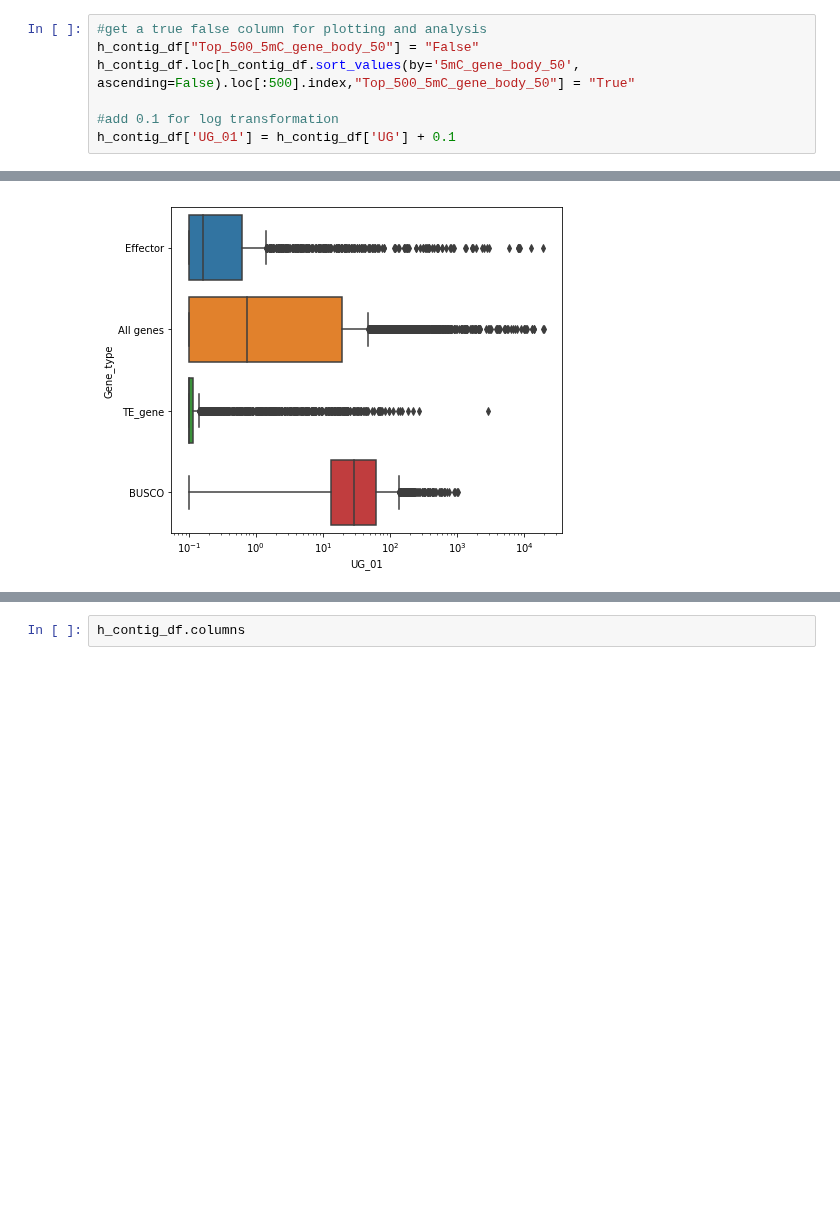
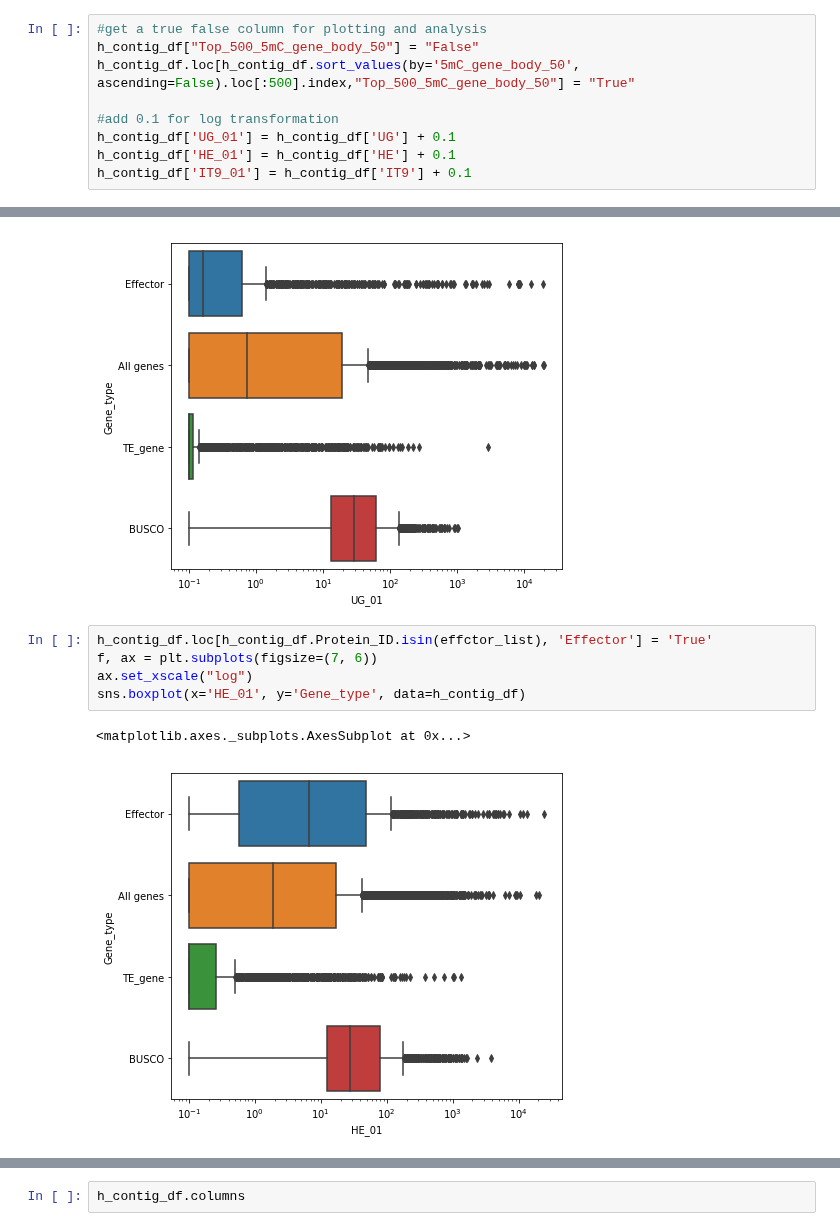
Before and after one commit to BenjaminSchwessinger/Honours_year, a Jupyter notebook: fisher/methylation/Methylations_interpretation.ipynb, the cells around one changed output, grey strips where cells are left out. Saved outputs shown, nothing was run; the diff lists cells and outputs as text; blank space fills up the shorter version.

Commit message:
different expression plots

```diff
--- a/fisher/methylation/Methylations_interpretation.ipynb
+++ b/fisher/methylation/Methylations_interpretation.ipynb
@@ -93,6 +93,8 @@ h_contig_df.loc[h_contig_df.sort_values(by='5mC_gene_body_50', ascending=False).
 
 #add 0.1 for log transformation
 h_contig_df['UG_01'] = h_contig_df['UG'] + 0.1
+h_contig_df['HE_01'] = h_contig_df['HE'] + 0.1
+h_contig_df['IT9_01'] = h_contig_df['IT9'] + 0.1
 # %%
 #quick plot for comparing expression of highly methylated genes versus the rest
 f, ax = plt.subplots(figsize=(7, 6))
@@ -227,3 +229,11 @@ sns.boxplot(x='UG_01', y='Gene_type', data=h_contig_df)
 # %% [output]
 <matplotlib.axes._subplots.AxesSubplot at 0x...>
 [figure]
+# %%
+h_contig_df.loc[h_contig_df.Protein_ID.isin(effctor_list), 'Effector'] = 'True'
+f, ax = plt.subplots(figsize=(7, 6))
+ax.set_xscale("log")
+sns.boxplot(x='HE_01', y='Gene_type', data=h_contig_df)
+# %% [output]
+<matplotlib.axes._subplots.AxesSubplot at 0x...>
+[figure, added]
```
Also changed, not shown: parts of 1 cell of this notebook.
